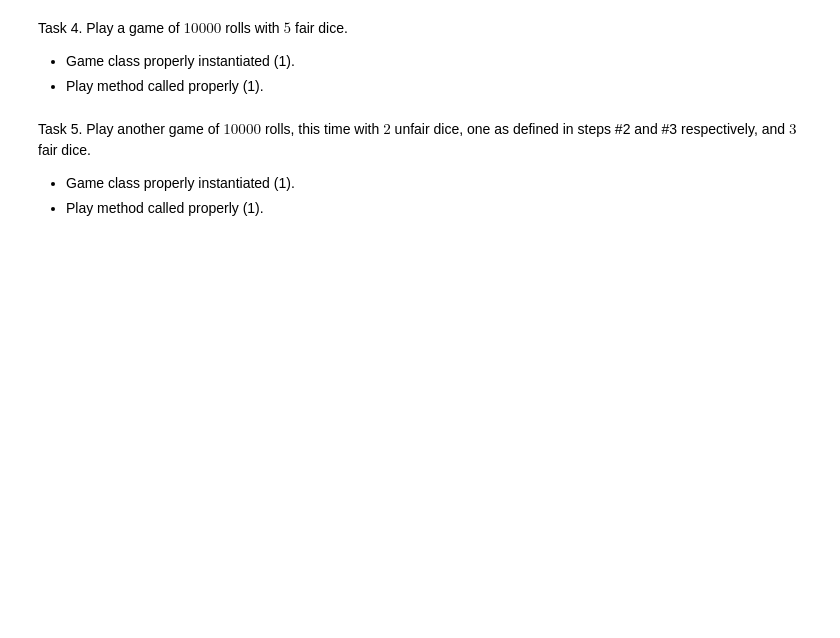
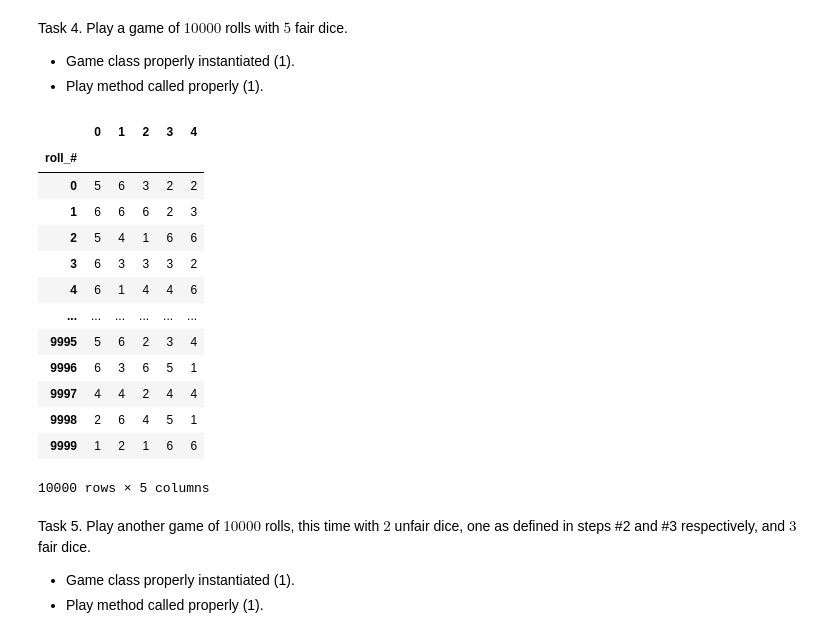
Before and after one commit to virginia-vrb9e/MONCARLO, a Jupyter notebook: moncarlo/DS51200_new_FinalProjectTemplate.ipynb, the cells around one changed output. Saved outputs shown, nothing was run; the diff lists cells and outputs as text; code cells hidden in the pictures; blank space fills up the shorter version.

```diff
--- a/moncarlo/DS51200_new_FinalProjectTemplate.ipynb
+++ b/moncarlo/DS51200_new_FinalProjectTemplate.ipynb
@@ -309,6 +378,28 @@ Task 4. Play a game of $10000$ rolls with $5$ fair dice.
 
 - Game class properly instantiated (1).
 - Play method called properly (1).
+# %%
+dice11 = [die11, die11, die11, die11, die11]
+
+dicegm11 = moncarlo.MonCarloGame(dice11)
+
+dg11_play = dicegm11.play(10000)
+dg11_play
+# %% [output]
+|  | 0 | 1 | 2 | 3 | 4 |
+| roll_# |  |  |  |  |  |
+| 0 | 5 | 6 | 3 | 2 | 2 |
+| 1 | 6 | 6 | 6 | 2 | 3 |
+| 2 | 5 | 4 | 1 | 6 | 6 |
+| 3 | 6 | 3 | 3 | 3 | 2 |
+| 4 | 6 | 1 | 4 | 4 | 6 |
+| ... | ... | ... | ... | ... | ... |
+| 9995 | 5 | 6 | 2 | 3 | 4 |
+| 9996 | 6 | 3 | 6 | 5 | 1 |
+| 9997 | 4 | 4 | 2 | 4 | 4 |
+| 9998 | 2 | 6 | 4 | 5 | 1 |
+| 9999 | 1 | 2 | 1 | 6 | 6 |
+10000 rows × 5 columns
 # %% [markdown]
 Task 5. Play another game of $10000$ rolls, this time with $2$ unfair dice, one as defined in steps #2 and #3 respectively, and $3$ fair dice.
 
```
Also changed, not shown: parts of 7 cells of this notebook, 4 other files.
